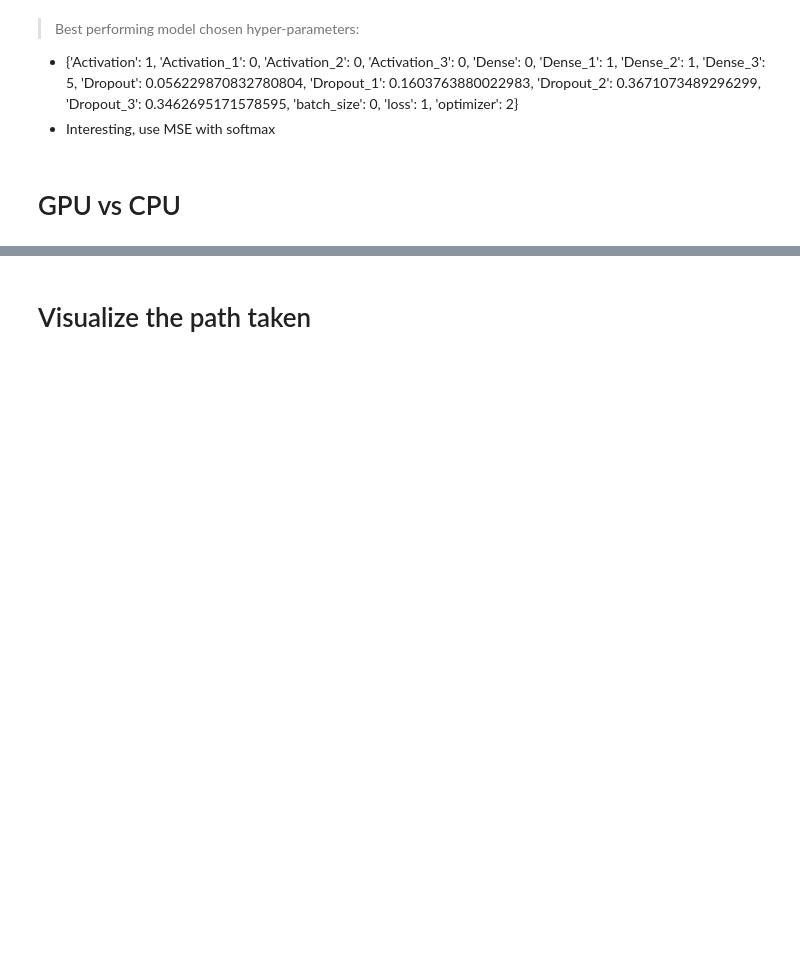
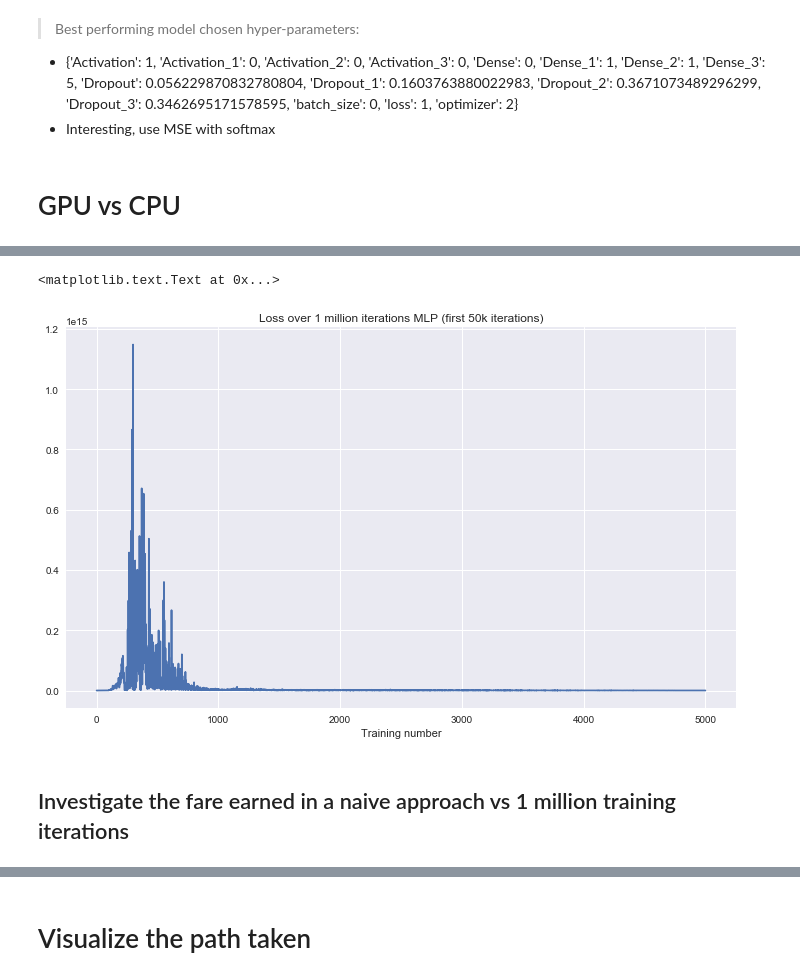
Before and after one commit to jonhilgart22/UNH-projects, a Jupyter notebook: deep_learning/notebooks/Jonathan_Hilgart-1.1-Taxi_cab_EDA.ipynb, the cells around one changed output, grey strips where cells are left out. Cells and saved outputs as stored; diff of their text form; code cells hidden in the pictures; blank space fills up the shorter version.

```diff
--- a/deep_learning/notebooks/Jonathan_Hilgart-1.1-Taxi_cab_EDA.ipynb
+++ b/deep_learning/notebooks/Jonathan_Hilgart-1.1-Taxi_cab_EDA.ipynb
@@ -443,0 +456,10 @@ IndexError: tuple index out of range
+# %%
+plt.figure(figsize=(12,7))
+plt.plot(loss_over_time_mlp[:5000])
+plt.title('Loss over 1 million iterations MLP (first 50k iterations)')
+plt.xlabel('Training number')
+# %% [output]
+<matplotlib.text.Text at 0x...>
+[figure, added]
+# %% [markdown]
+## Investigate the fare earned in a naive approach vs 1 million training iterations
```
Also changed, not shown: parts of 45 cells of this notebook, 25 other files.
